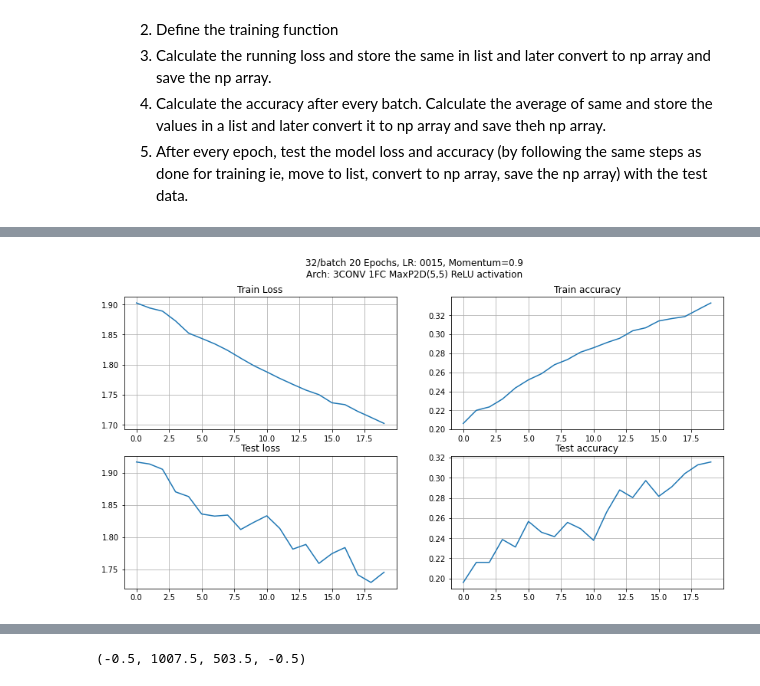
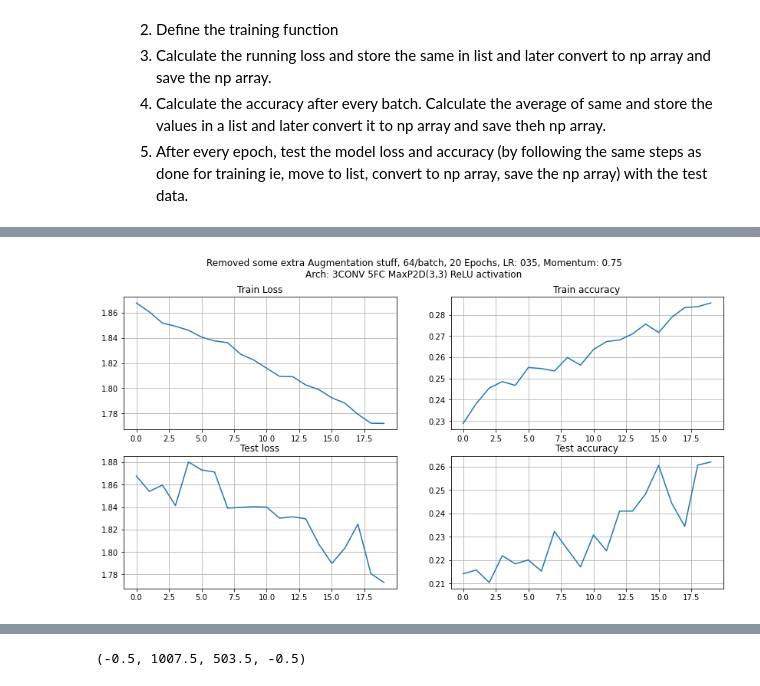
Before and after one commit to insaiyancvk/Dere-Net, a Jupyter notebook: Dere_Net_dirty_work_colab.ipynb, the cells around one changed output, grey strips where cells are left out. Cells and saved outputs as stored; diff of their text form; code cells hidden in the pictures.

```diff
--- a/Dere_Net_dirty_work_colab.ipynb
+++ b/Dere_Net_dirty_work_colab.ipynb
@@ -260,14 +300,14 @@ fc3.bias                 torch.Size([7])
 #@title
 # Testing if all the parameters of the NN are set properly
 
-image, label, p = items.next()
+image, label = items.next()
 x = net(image[0].unsqueeze(0))
 # print(x.shape)
 f = plt.imshow(np.transpose(image[0], (1,2,0)));
 f.axes.get_xaxis().set_visible(False)
 f.axes.get_yaxis().set_visible(False)
 plt.title(
-    "Name: "+''.join([i for i in os.path.splitext(os.path.basename(p[0]))[0] if not i.isdigit()])+"\n"+
+
     "Predicted: "+class_list[x.cpu().data.numpy().argmax()]+"\n"+"Actual: "+class_list[label[0].item()+1],
     loc='center'
 );
@@ -387,18 +423,20 @@ def epoch(model, test_loader ,train_loader, loss_func, optim, device):
 # %%
 #@title Model Hyperparameters
 EPOCH = 20 #@param {type:"integer"}
-MOMENTUM = 0.9 #@param {type:"number"}
+MOMENTUM = 0.75 #@param {type:"number"}
 # Change LR dynamically
 # LR = 0.015 #@param {type:"number"}
 # %%
-NAME = f"{BATCH}bat{EPOCH}epochLR{str(str(optimizer.param_groups[0]['lr']).replace('0.','')).replace('0.','')}"
 # LRs = [0.15, 0.015, 0.0015, 0.001]
-LRs = [0.0015]
+LRs = [0.035]
 its = [i for i in range(0,EPOCH,EPOCH//len(LRs))]
 net =  Net()
 net = net.to(device)
+print("Loading the previously saved model")
+net.load_state_dict(torch.load("/content/drive/MyDrive/waifus/Workspace/Models/64bat20epochLR025.pth"))
 loss_func = nn.CrossEntropyLoss()
 optimizer = optim.SGD(net.parameters(), lr=LRs[0], momentum=MOMENTUM)
+NAME = f"{BATCH}bat{EPOCH}epochLR{str(str(optimizer.param_groups[0]['lr']).replace('0.','')).replace('0.','')}"
 
 train_loss_vals = []
 train_accuracy_vals = []
@@ -416,11 +454,11 @@ for ep in range(EPOCH):
   train_accuracy_vals.append(vals[1])
   test_loss_vals.append(vals[2])
   test_accuracy_vals.append(vals[3])
-
+  print(f"Loss: {test_loss_vals[-1]:.3f} Accuracy: {test_accuracy_vals[-1]:.3f}")
   if len(test_loss_vals)>2:
     if test_loss_vals[-2]>test_loss_vals[-1]:
       model_name = os.path.join(FOLDERS["MODELS"],f"{NAME}.pth")
-      print(f"The loss has decreased :) saving the model to {model_name}\n")
+      print(f"saving the model to {model_name}\n")
       torch.save(net.state_dict(),model_name)
 
 print(f"Total time taken to train for {EPOCH} epochs: {(time.time()-start)/60:.2f} min(s)")
@@ -445,22 +465,22 @@ Total time taken to train for 20 epochs: 33.46 min(s)
 # %%
 fig, a = plt.subplots(2,2, squeeze=False, figsize=(14,7))
 a[0][0].plot(train_loss_vals)
 a[0][0].set_title("Train Loss")
 a[0][0].grid(True)
 a[0][1].plot(train_accuracy_vals)
 a[0][1].set_title("Train accuracy")
 a[0][1].grid(True)
 a[1][0].plot(test_loss_vals)
 a[1][0].set_title("Test loss")
 a[1][0].grid(True)
 a[1][1].plot(test_accuracy_vals)
 a[1][1].set_title("Test accuracy")
 a[1][1].grid(True)
-fig.suptitle(f"{BATCH}/batch {EPOCH} Epochs, LR: {str(optimizer.param_groups[0]['lr']).replace('0.','')}, Momentum={MOMENTUM}\nArch: 3CONV 1FC MaxP2D(5,5) ReLU activation\n")
+fig.suptitle(f"Removed some extra Augmentation stuff, {BATCH}/batch, {EPOCH} Epochs, LR: {str(optimizer.param_groups[0]['lr']).replace('0.','')}, Momentum: {MOMENTUM}\nArch: 3CONV 5FC MaxP2D(3,3) ReLU activation\n")
 plt.show()
-fig.savefig(f"{FOLDERS['PERFORMANCE']}/.jpg")
+fig.savefig(f"{FOLDERS['PERFORMANCE']}/{NAME}.jpg")
 # %% [output]
-[figure, old version]
+[figure, new version]
 # %%
 while True:
   time.sleep(500)
```
Also changed, not shown: parts of 10 cells of this notebook.
